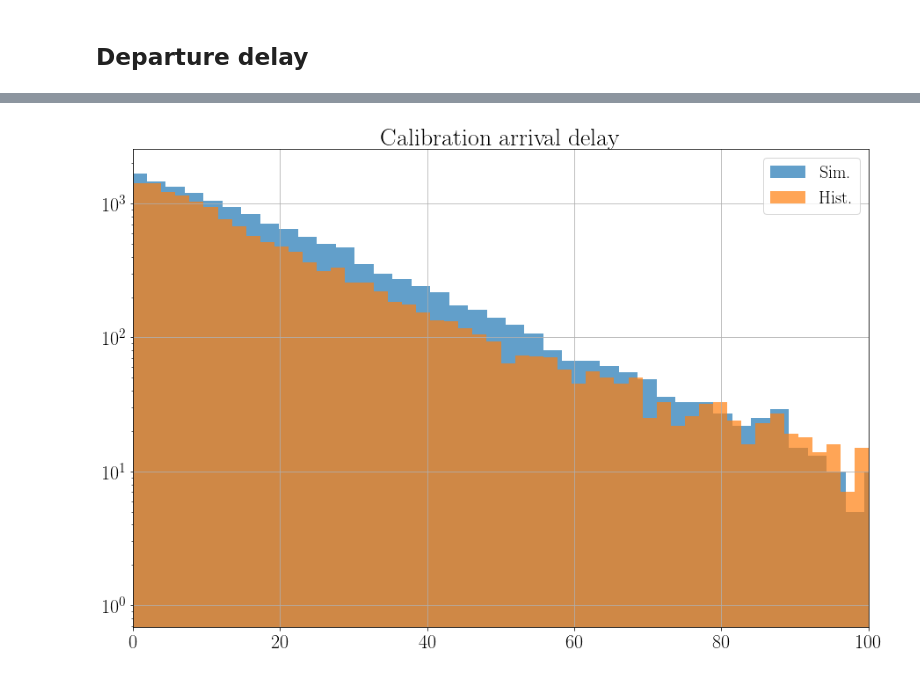
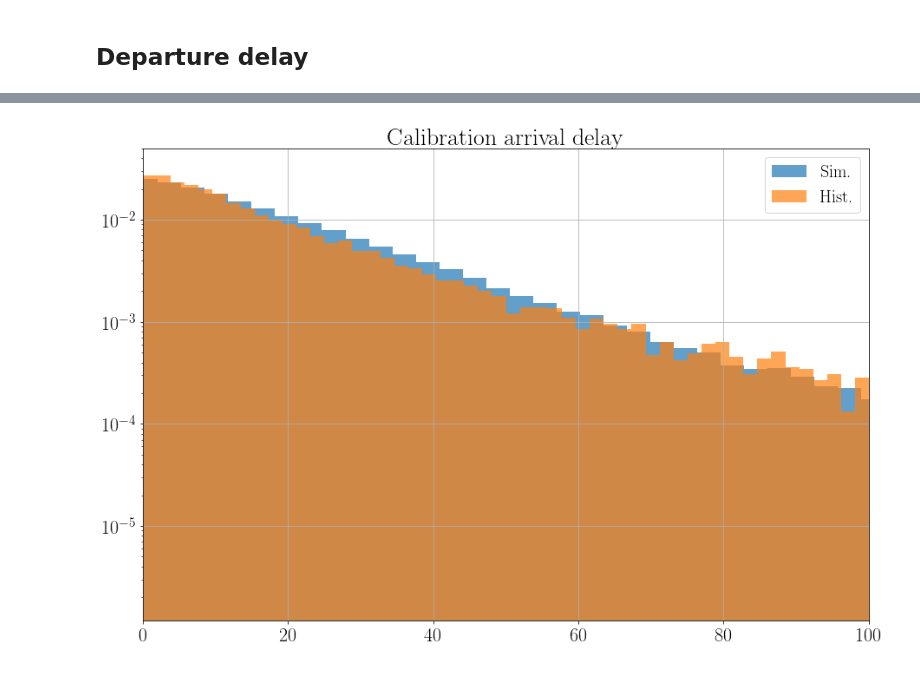
Before and after one commit to GGurtner/domino-validation, a Jupyter notebook: Validation.ipynb, the cells around one changed output, grey strips where cells are left out. Drawn from its saved outputs; the diff is of its cells as text; code cells hidden in the pictures.

Commit message:
Better plots

```diff
--- a/Validation.ipynb
+++ b/Validation.ipynb
@@ -297,13 +297,13 @@ ax.set_xlim((-20, 100))
 # df[df['main_reason_delay']=='W']['departure_delay'].hist(ax=axes[2][0], label='Sim.', **options)
 # %%
 fig, ax = subplots(figsize=(15, 10))
-df['arrival_delay'].hist(bins=500, ax=ax, alpha=0.7, label='Sim.')
-df_hist['arrival_delay'].hist(bins=500, ax=ax, alpha=0.7, label='Hist.')
+df['arrival_delay'].hist(bins=500, ax=ax, alpha=0.7, label='Sim.', normed=True)
+df_hist['arrival_delay'].hist(bins=500, ax=ax, alpha=0.7, label='Hist.', normed=True)
 ax.legend()
 ax.set_title('Calibration arrival delay')
 ax.set_xlim((0, 100))
 ax.set_yscale('log')
 # %% [output]
-[figure, old version]
+[figure, new version]
 # %%
 fig, ax = subplots(figsize=(15, 10))
```
Also changed, not shown: parts of 10 cells of this notebook.
